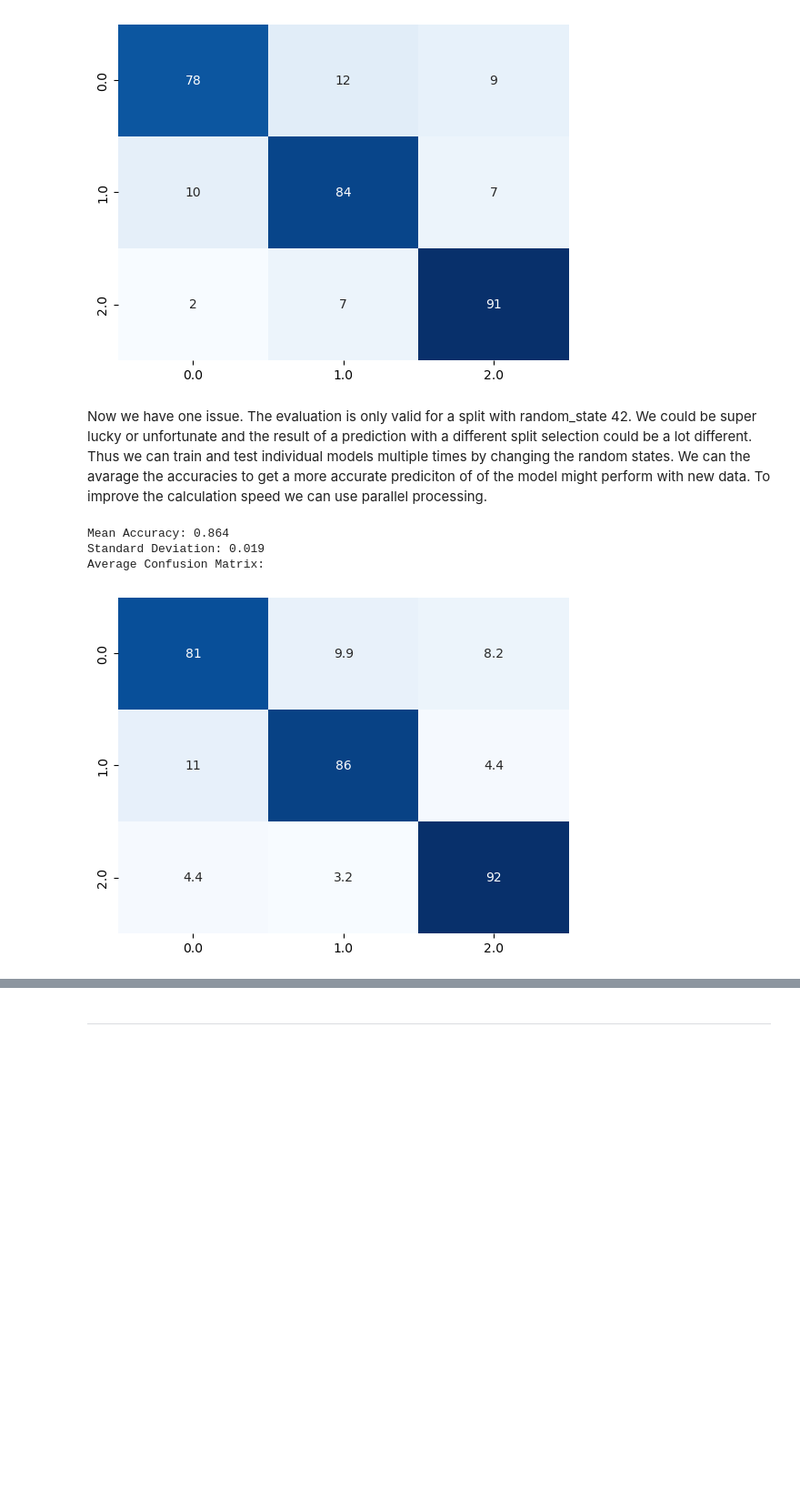
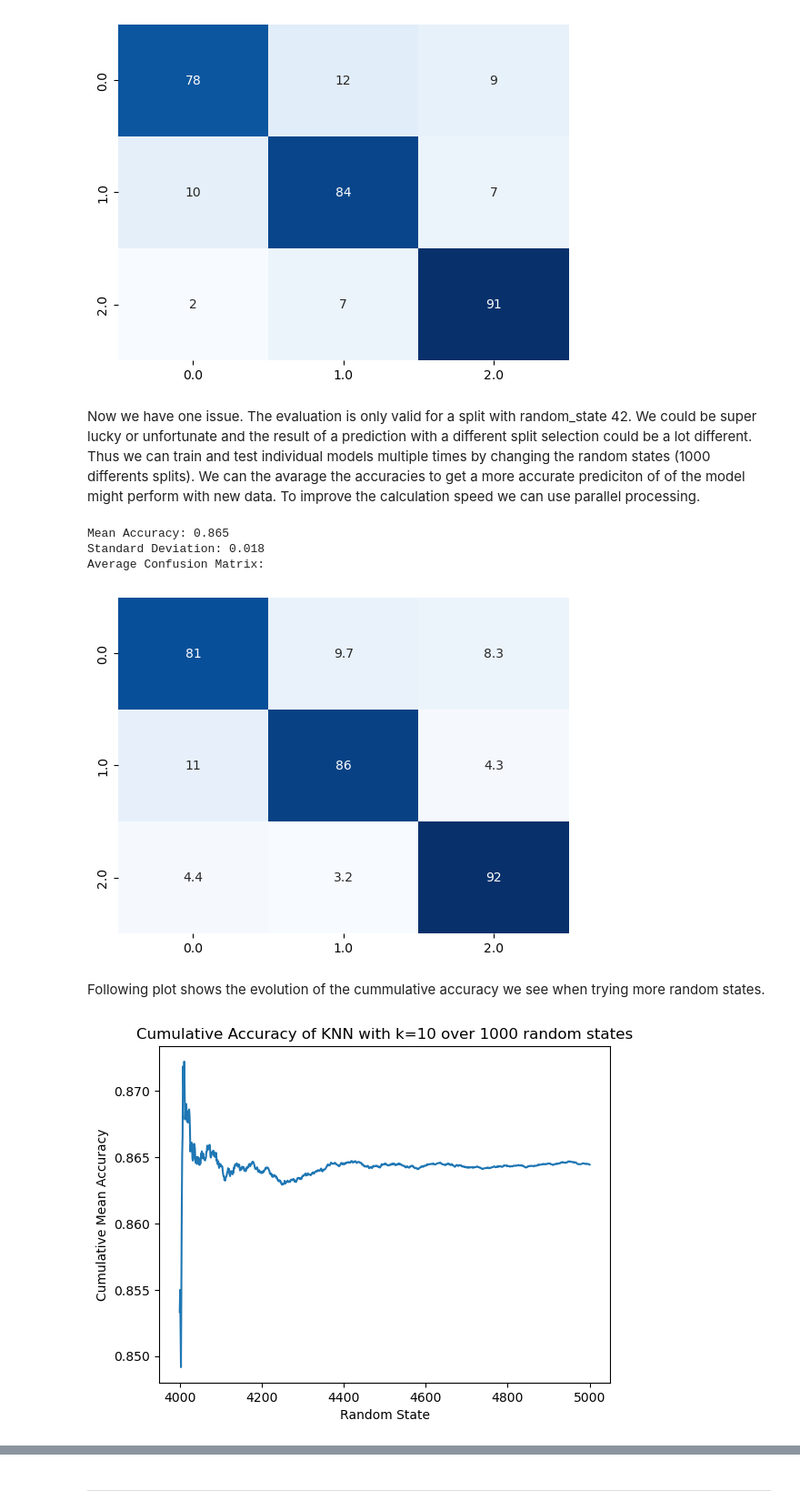
Before and after one commit to lukegge/MachineLearningCourse, a Jupyter notebook: assignment_1.ipynb, the cells around one changed output, grey strips where cells are left out. Shown at 91% size. Drawn from its saved outputs; the diff is of its cells as text; code cells hidden in the pictures; blank space fills up the shorter version.

```diff
--- a/assignment_1.ipynb
+++ b/assignment_1.ipynb
@@ -185,14 +187,14 @@ Accuracy: 0.8433333333333334
 Confusion Matrix:
 [figure]
 # %% [markdown]
-Now we have one issue. The evaluation is only valid for a split with random_state 42. We could be super lucky or unfortunate and the result of a prediction with a different split selection could be a lot different. Thus we can train and test individual models multiple times by changing the random states. We can the avarage the accuracies to get a more accurate prediciton of of the model might perform with new data. To improve the calculation speed we can use parallel processing.
+Now we have one issue. The evaluation is only valid for a split with random_state 42. We could be super lucky or unfortunate and the result of a prediction with a different split selection could be a lot different. Thus we can train and test individual models multiple times by changing the random states (1000 differents splits). We can the avarage the accuracies to get a more accurate prediciton of of the model might perform with new data. To improve the calculation speed we can use parallel processing.
 # %%
 # define k value and test size
 k = 10
 test_size = 0.3
 
 # define random states
-random_states = range(1, 2500)
+random_states = range(4000, 5001)
 
 # define function to compute accuracy and confusion matrix for a given random state
 def compute_metrics(random_state):
@@ -232,7 +234,7 @@ std_dev = stdev(accuracies)
 # compute average confusion matrix
 avg_conf_matrix = np.mean(conf_matrices, axis=0)
 
-# print mean accuracy and standard deviation
+# print mean accuracy, f1 score and standard deviation
 print("Mean Accuracy: {:.3f}".format(mean_accuracy))
 print("Standard Deviation: {:.3f}".format(std_dev))
 
@@ -242,7 +244,21 @@ sns.heatmap(avg_conf_matrix, annot=True, cmap="Blues", xticklabels=knn.classes_,
 plt.show()
 plt.clf()
 # %% [output]
-Mean Accuracy: 0.864
-Standard Deviation: 0.019
+Mean Accuracy: 0.865
+Standard Deviation: 0.018
 Average Confusion Matrix:
 [figure]
+# %% [markdown]
+Following plot shows the evolution of the cummulative accuracy we see when trying more random states.
+# %%
+# compute the cumulative average accuracies for each random state
+cumulative_mean_accuracies = np.cumsum(accuracies) / np.arange(1, len(random_states)+1)
+
+# plot the cumulative mean accuracies
+plt.plot(random_states, cumulative_mean_accuracies)
+plt.xlabel("Random State")
+plt.ylabel("Cumulative Mean Accuracy")
+plt.title("Cumulative Accuracy of KNN with k=10 over 1000 random states")
+plt.show()
+# %% [output]
+[figure, added]
```
Also changed, not shown: parts of 9 cells of this notebook.
